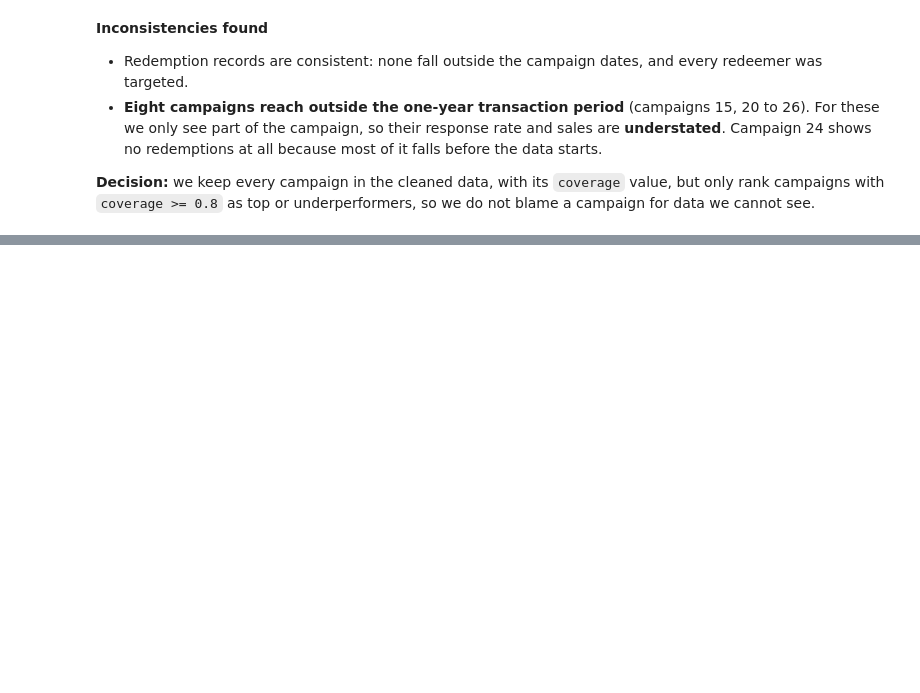
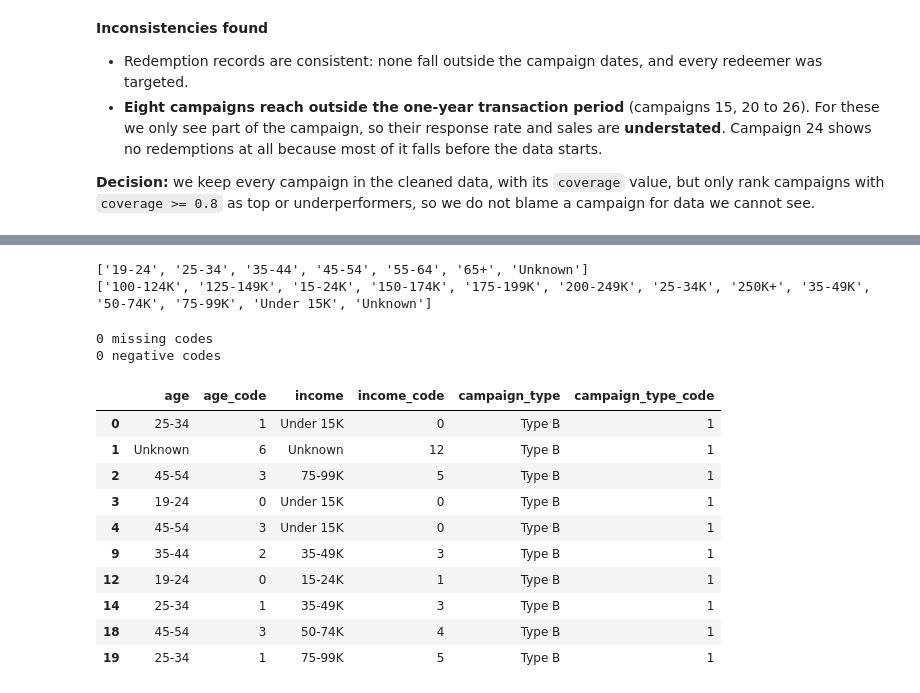
Before and after one commit to suhaivmansingh/Marketing_Campaign_Analysis, a Jupyter notebook: Marketing_Campaign_Analysis.ipynb, the cells around one changed output, grey strips where cells are left out. Saved outputs shown, nothing was run; the diff lists cells and outputs as text; code cells hidden in the pictures; blank space fills up the shorter version.

Commit message:
cleaning and transforming the data, save cleaned dataset

```diff
--- a/Marketing_Campaign_Analysis.ipynb
+++ b/Marketing_Campaign_Analysis.ipynb
@@ -316,0 +528,17 @@ Campaigns with zero redemptions: [24]
+# %%
+# Treatment of outliers
+# 1) Campaigns: only 27, and the high-cost ones are simply large or long campaigns, so we KEEP them.
+#    Instead we flag campaigns whose results we should not trust for ranking:
+#    - coverage below 0.8 (campaign partly outside the data)
+#    - fewer than 30 targeted households (one household changes the rate a lot: 1 of 13 = 7.7%)
+campaign_summary["rankable"] = (campaign_summary["coverage"] >= 0.8) & (campaign_summary["targeted_households"] >= 30)
+print("Campaigns used for ranking:", campaign_summary["rankable"].sum(), "of", len(campaign_summary))
+print("Small campaigns (under 30 households):", campaign_summary.loc[campaign_summary["targeted_households"] < 30, "campaign_id"].tolist())
+
+# Pass the flag to the household table too, so household-level analysis can use the same campaigns
+household_campaign["rankable"] = household_campaign["campaign_id"].map(campaign_summary.set_index("campaign_id")["rankable"])
+
+# 2) Households: total sales is very skewed, so we cap it at the IQR upper limit in a new column
+low, high = iqr_limits(household_campaign["total_sales"])
+household_campaign["total_sales_capped"] = household_campaign["total_sales"].clip(upper=high)
+print("Capped at:", round(high, 2), "| rows changed:", (household_campaign["total_sales"] > high).sum())
@@ -316,0 +564,43 @@ Campaigns with zero redemptions: [24]
+# %%
+# Sorting these alphabetically would put "100-124K" before "15-24K", which is why income needs its own order
+print(sorted(household_campaign["age"].unique()))
+print(sorted(household_campaign["income"].unique()))
+# %% [output]
+['19-24', '25-34', '35-44', '45-54', '55-64', '65+', 'Unknown']
+['100-124K', '125-149K', '15-24K', '150-174K', '175-199K', '200-249K', '25-34K', '250K+', '35-49K', '50-74K', '75-99K', 'Under 15K', 'Unknown']
+# %%
+# Ordered label encoding with a dictionary
+age_order = {"19-24": 0, "25-34": 1, "35-44": 2, "45-54": 3, "55-64": 4, "65+": 5, "Unknown": 6}
+income_order = {"Under 15K": 0, "15-24K": 1, "25-34K": 2, "35-49K": 3, "50-74K": 4,
+                "75-99K": 5, "100-124K": 6, "125-149K": 7, "150-174K": 8, "175-199K": 9,
+                "200-249K": 10, "250K+": 11, "Unknown": 12}
+
+household_campaign["age_code"] = household_campaign["age"].map(age_order)
+household_campaign["income_code"] = household_campaign["income"].map(income_order)
+
+# Unordered columns: Pandas gives each value its own number
+for col in ["campaign_type", "home_ownership", "marital_status", "household_size", "household_comp", "kids_count"]:
+    household_campaign[col + "_code"] = household_campaign[col].astype("category").cat.codes
+
+# The campaign table also needs the campaign type as a number
+campaign_summary["campaign_type_code"] = campaign_summary["campaign_type"].astype("category").cat.codes
+
+# Check that no value was left without a code (a missing code would show as NaN or -1)
+code_columns = [c for c in household_campaign.columns if c.endswith("_code")]
+print(household_campaign[code_columns].isnull().sum().sum(), "missing codes")
+print((household_campaign[code_columns] < 0).sum().sum(), "negative codes")
+household_campaign[["age", "age_code", "income", "income_code", "campaign_type", "campaign_type_code"]].drop_duplicates().head(10)
+# %% [output]
+0 missing codes
+0 negative codes
+|  | age | age_code | income | income_code | campaign_type | campaign_type_code |
+| 0 | 25-34 | 1 | Under 15K | 0 | Type B | 1 |
+| 1 | Unknown | 6 | Unknown | 12 | Type B | 1 |
+| 2 | 45-54 | 3 | 75-99K | 5 | Type B | 1 |
+| 3 | 19-24 | 0 | Under 15K | 0 | Type B | 1 |
+| 4 | 45-54 | 3 | Under 15K | 0 | Type B | 1 |
+| 9 | 35-44 | 2 | 35-49K | 3 | Type B | 1 |
+| 12 | 19-24 | 0 | 15-24K | 1 | Type B | 1 |
+| 14 | 25-34 | 1 | 35-49K | 3 | Type B | 1 |
+| 18 | 45-54 | 3 | 50-74K | 4 | Type B | 1 |
+| 19 | 25-34 | 1 | 75-99K | 5 | Type B | 1 |
```
Also changed, not shown: parts of 20 cells of this notebook, 2 other files.
